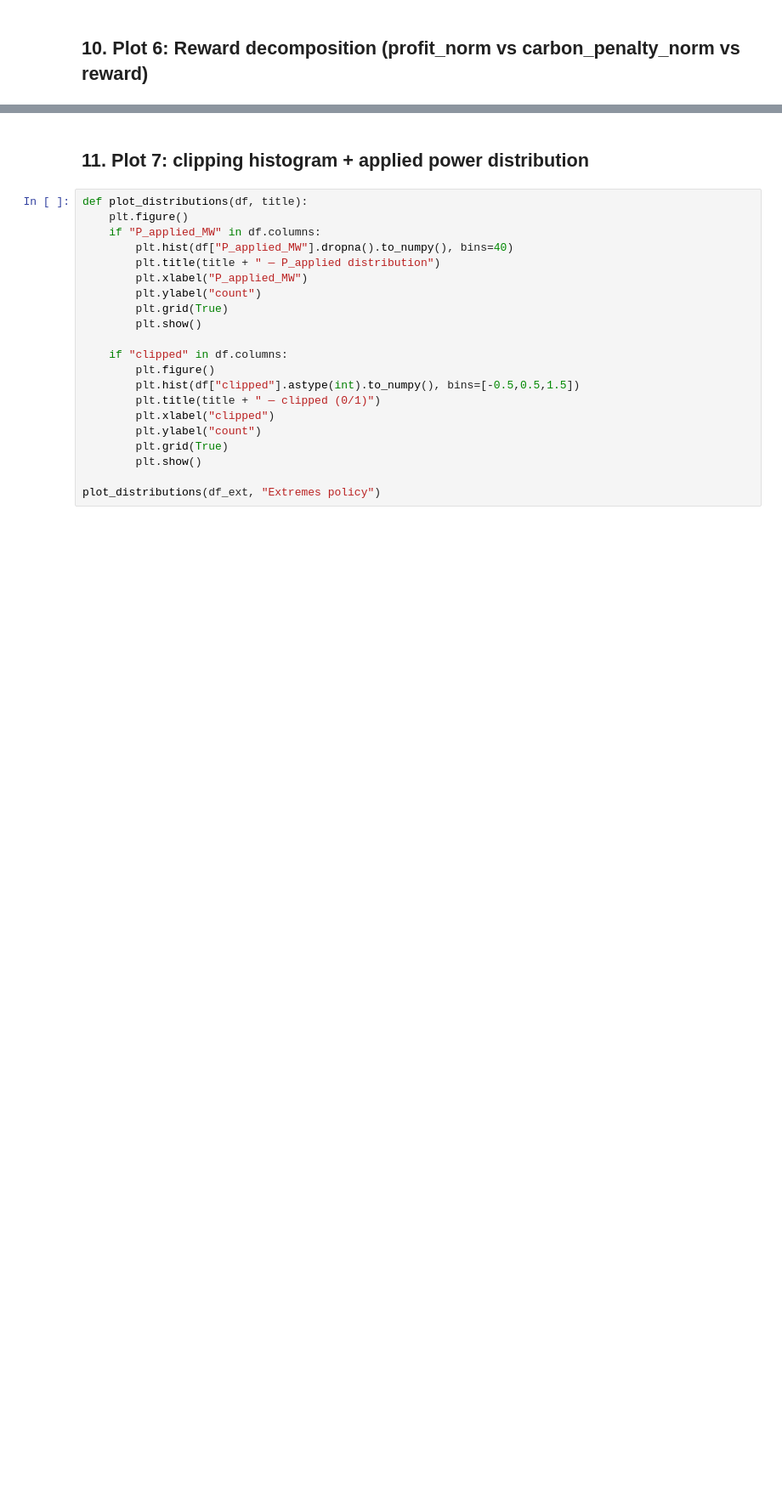
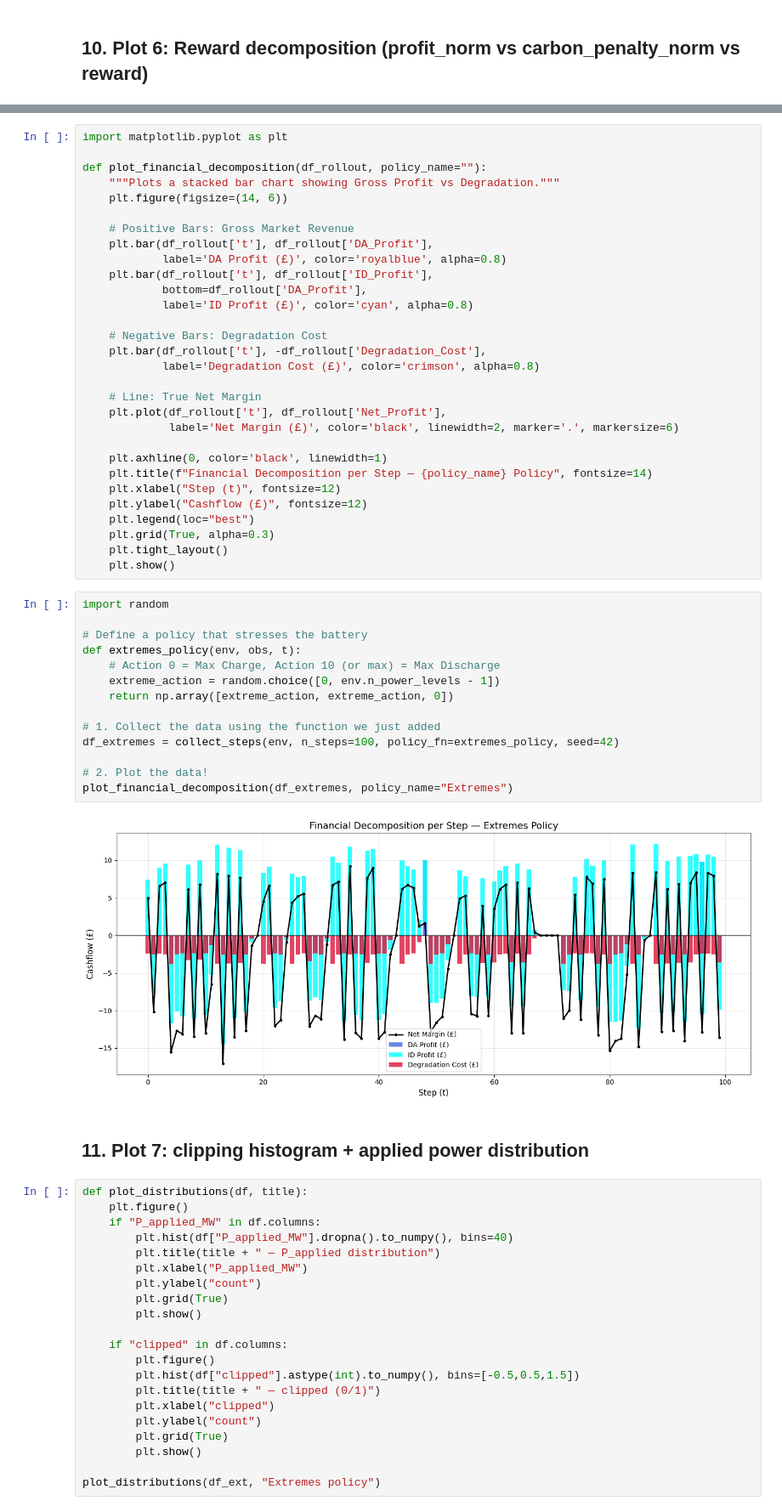
Before and after one commit to giacfiorani/DRL_BESS_Optimisation, a Jupyter notebook: envs/02_env_rollout_diagnostics.ipynb, the cells around one changed output, grey strips where cells are left out. Shown at 85% size. Cells and saved outputs as stored; diff of their text form; blank space fills up the shorter version.

```diff
--- a/envs/02_env_rollout_diagnostics.ipynb
+++ b/envs/02_env_rollout_diagnostics.ipynb
@@ -332,3 +332,49 @@ plot_reward_decomposition(df_ext,  "Reward decomposition — Extremes policy")
+# %%
+import matplotlib.pyplot as plt
+
+def plot_financial_decomposition(df_rollout, policy_name=""):
+    """Plots a stacked bar chart showing Gross Profit vs Degradation."""
+    plt.figure(figsize=(14, 6))
+
+    # Positive Bars: Gross Market Revenue
+    plt.bar(df_rollout['t'], df_rollout['DA_Profit'],
+            label='DA Profit (£)', color='royalblue', alpha=0.8)
+    plt.bar(df_rollout['t'], df_rollout['ID_Profit'],
+            bottom=df_rollout['DA_Profit'],
+            label='ID Profit (£)', color='cyan', alpha=0.8)
+
+    # Negative Bars: Degradation Cost
+    plt.bar(df_rollout['t'], -df_rollout['Degradation_Cost'],
+            label='Degradation Cost (£)', color='crimson', alpha=0.8)
+
+    # Line: True Net Margin
+    plt.plot(df_rollout['t'], df_rollout['Net_Profit'],
+             label='Net Margin (£)', color='black', linewidth=2, marker='.', markersize=6)
+
+    plt.axhline(0, color='black', linewidth=1)
+    plt.title(f"Financial Decomposition per Step — {policy_name} Policy", fontsize=14)
+    plt.xlabel("Step (t)", fontsize=12)
+    plt.ylabel("Cashflow (£)", fontsize=12)
+    plt.legend(loc="best")
+    plt.grid(True, alpha=0.3)
+    plt.tight_layout()
+    plt.show()
+# %%
+import random
+
+# Define a policy that stresses the battery
+def extremes_policy(env, obs, t):
+    # Action 0 = Max Charge, Action 10 (or max) = Max Discharge
+    extreme_action = random.choice([0, env.n_power_levels - 1])
+    return np.array([extreme_action, extreme_action, 0])
+
+# 1. Collect the data using the function we just added
+df_extremes = collect_steps(env, n_steps=100, policy_fn=extremes_policy, seed=42)
+
+# 2. Plot the data!
+plot_financial_decomposition(df_extremes, policy_name="Extremes")
+# %% [output]
+[figure, added]
 # %% [markdown]
 ## 11. Plot 7: clipping histogram + applied power distribution
 # %%
```
Also changed, not shown: parts of 13 cells of this notebook, 1 other file.
